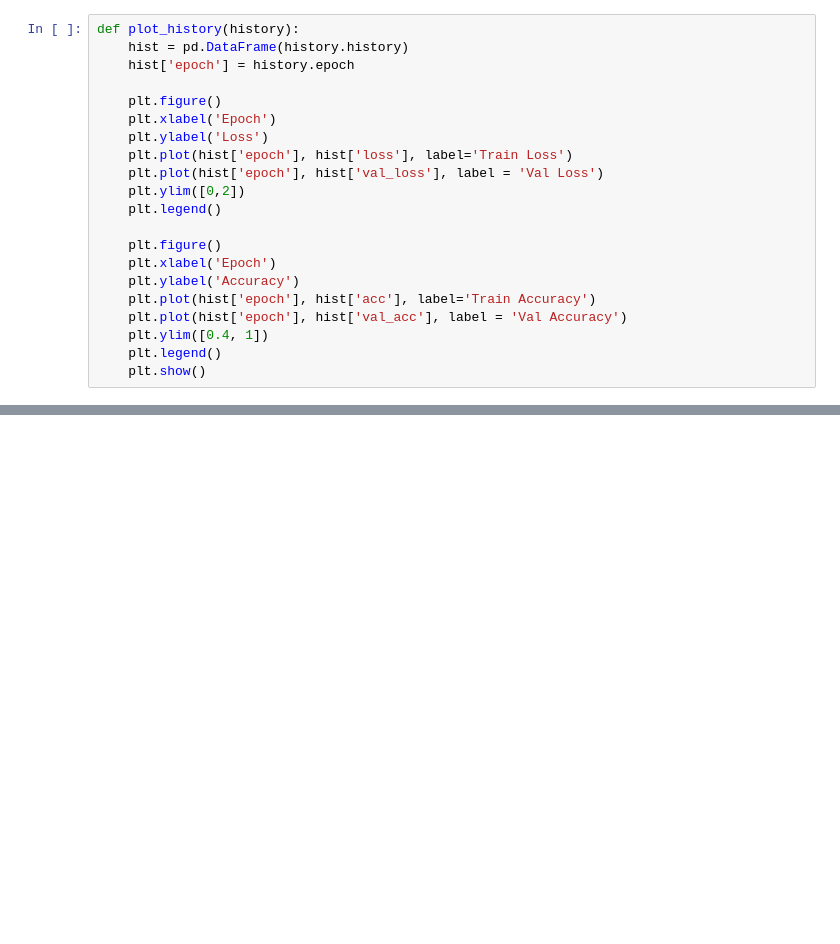
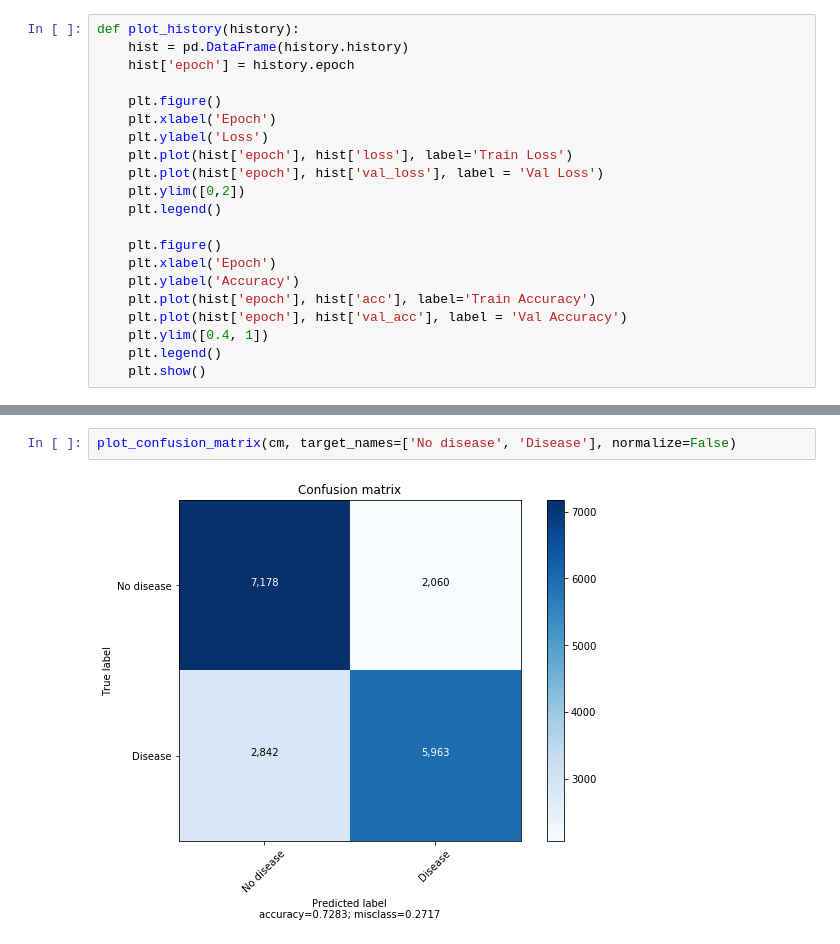
Before and after one commit to nicolasfara/di-project, a Jupyter notebook: cardiovascular-disease.ipynb, the cells around one changed output, grey strips where cells are left out. Drawn from its saved outputs; the diff is of its cells as text; blank space fills up the shorter version.

```diff
--- a/cardiovascular-disease.ipynb
+++ b/cardiovascular-disease.ipynb
@@ -292,0 +414,4 @@ print(hist)
+# %%
+plot_confusion_matrix(cm, target_names=['No disease', 'Disease'], normalize=False)
+# %% [output]
+[figure, added]
```
Also changed, not shown: parts of 22 cells of this notebook.
